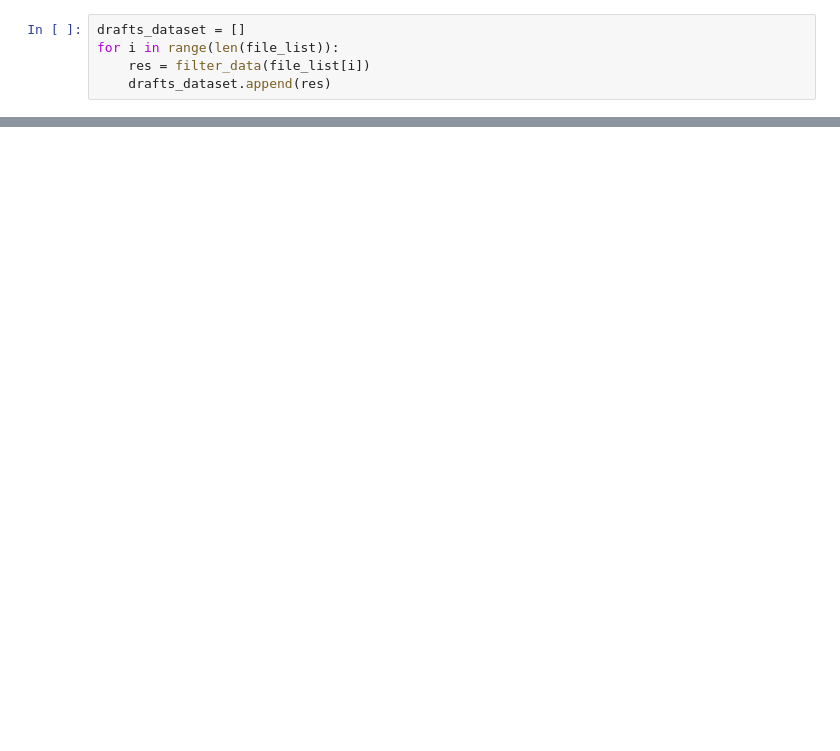
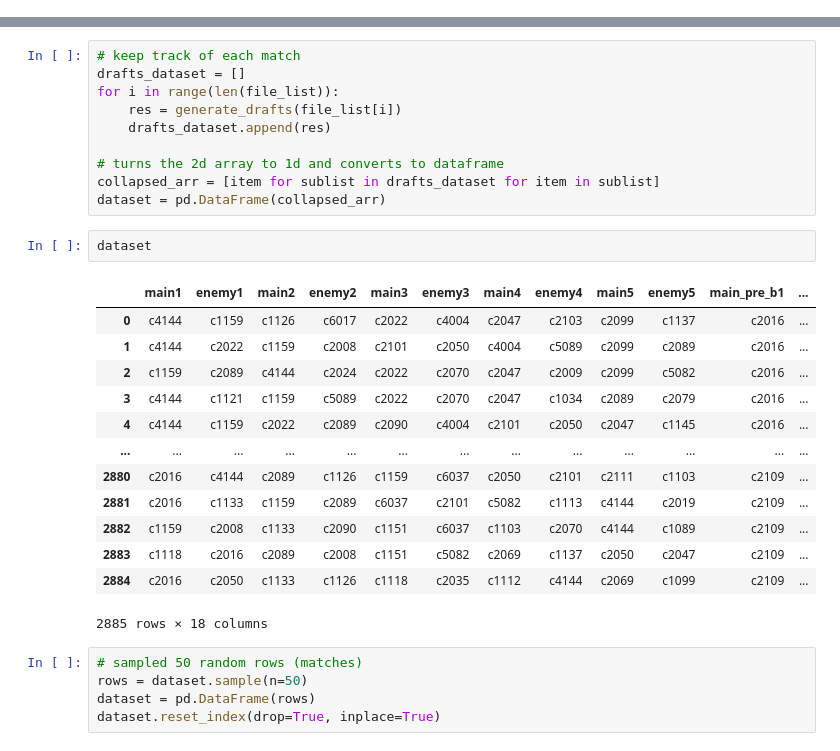
Before and after one commit to kleb-ton/419prj, a Jupyter notebook: e7_data/draft_generator.ipynb, the cells around one changed output, grey strips where cells are left out. Drawn from its saved outputs; the diff is of its cells as text; blank space fills up the shorter version.

Commit message:
added all the drafts, p3 graph data

```diff
--- a/e7_data/draft_generator.ipynb
+++ b/e7_data/draft_generator.ipynb
@@ -113,5 +18,0 @@ def filter_data(file_name):
-# %%
-drafts_dataset = []
-for i in range(len(file_list)):
-    res = filter_data(file_list[i])
-    drafts_dataset.append(res)
@@ -123,0 +88,31 @@ len(collapsed_arr)
+# %%
+# keep track of each match
+drafts_dataset = []
+for i in range(len(file_list)):
+    res = generate_drafts(file_list[i])
+    drafts_dataset.append(res)
+
+# turns the 2d array to 1d and converts to dataframe
+collapsed_arr = [item for sublist in drafts_dataset for item in sublist]
+dataset = pd.DataFrame(collapsed_arr)
+# %%
+dataset
+# %% [output]
+|  | main1 | enemy1 | main2 | enemy2 | main3 | enemy3 | main4 | enemy4 | main5 | enemy5 | main_pre_b1 | ... |
+| 0 | c4144 | c1159 | c1126 | c6017 | c2022 | c4004 | c2047 | c2103 | c2099 | c1137 | c2016 | ... |
+| 1 | c4144 | c2022 | c1159 | c2008 | c2101 | c2050 | c4004 | c5089 | c2099 | c2089 | c2016 | ... |
+| 2 | c1159 | c2089 | c4144 | c2024 | c2022 | c2070 | c2047 | c2009 | c2099 | c5082 | c2016 | ... |
+| 3 | c4144 | c1121 | c1159 | c5089 | c2022 | c2070 | c2047 | c1034 | c2089 | c2079 | c2016 | ... |
+| 4 | c4144 | c1159 | c2022 | c2089 | c2090 | c4004 | c2101 | c2050 | c2047 | c1145 | c2016 | ... |
+| ... | ... | ... | ... | ... | ... | ... | ... | ... | ... | ... | ... | ... |
+| 2880 | c2016 | c4144 | c2089 | c1126 | c1159 | c6037 | c2050 | c2101 | c2111 | c1103 | c2109 | ... |
+| 2881 | c2016 | c1133 | c1159 | c2089 | c6037 | c2101 | c5082 | c1113 | c4144 | c2019 | c2109 | ... |
+| 2882 | c1159 | c2008 | c1133 | c2090 | c1151 | c6037 | c1103 | c2070 | c4144 | c1089 | c2109 | ... |
+| 2883 | c1118 | c2016 | c2089 | c2008 | c1151 | c5082 | c2069 | c1137 | c2050 | c2047 | c2109 | ... |
+| 2884 | c2016 | c2050 | c1133 | c1126 | c1118 | c2035 | c1112 | c4144 | c2069 | c1099 | c2109 | ... |
+2885 rows × 18 columns
+# %%
+# sampled 50 random rows (matches)
+rows = dataset.sample(n=50)
+dataset = pd.DataFrame(rows)
+dataset.reset_index(drop=True, inplace=True)
```
Also changed, not shown: parts of 11 cells of this notebook, 2 other files.
